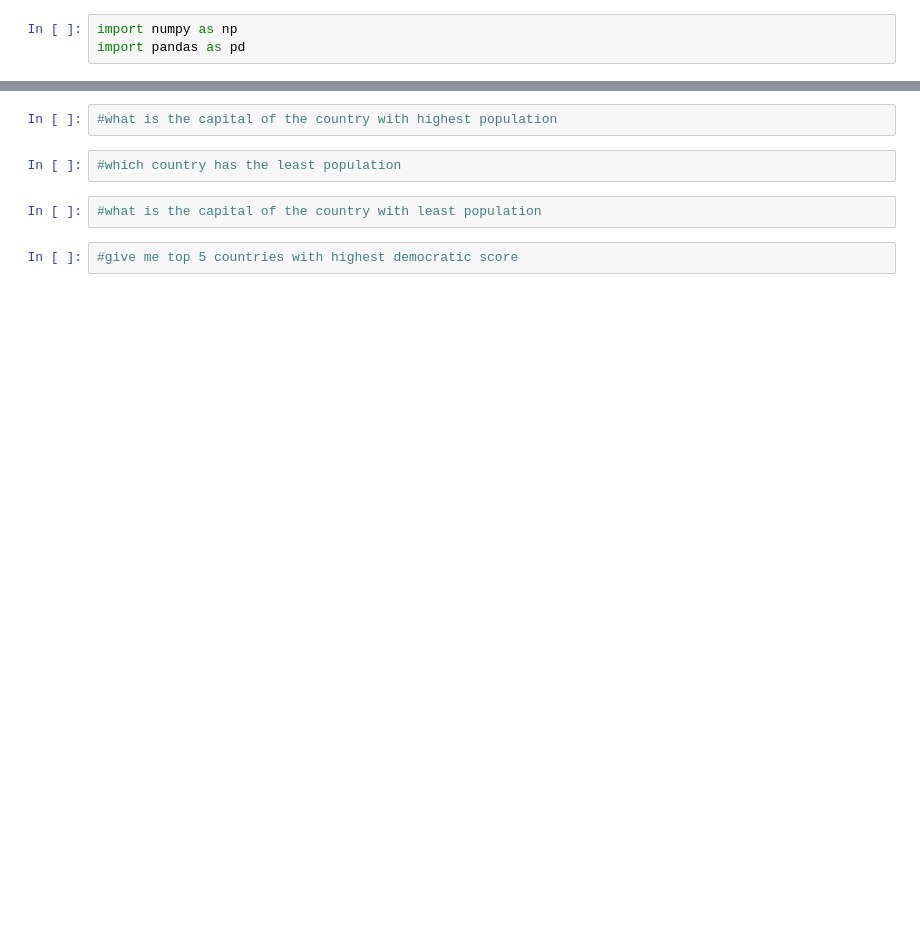
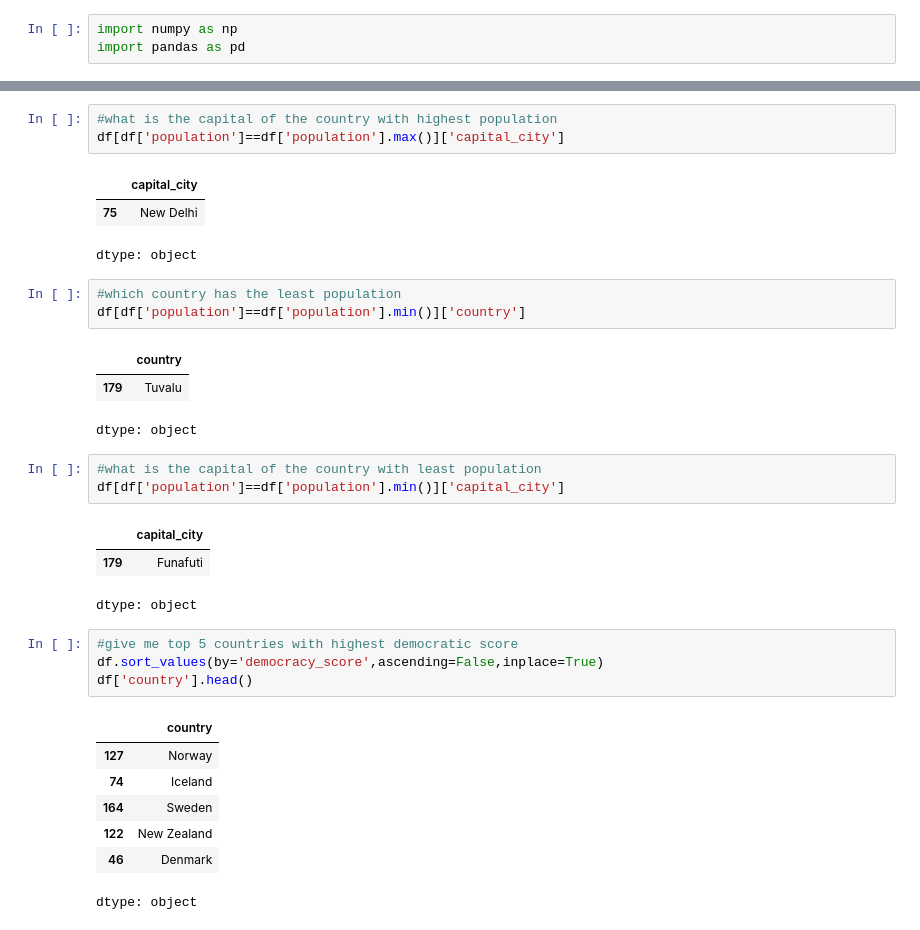
Before and after one commit to md-irfankhan/CountriesDataCapstoneProjectPandas-234, a Jupyter notebook: CountriesDataCapstone.ipynb, the cells around one changed output, grey strips where cells are left out. Cells and saved outputs as stored; diff of their text form; blank space fills up the shorter version.

```diff
--- a/CountriesDataCapstone.ipynb
+++ b/CountriesDataCapstone.ipynb
@@ -6,10 +67,35 @@ import pandas as pd
 # %%
 #what is the capital of the country with highest population
+df[df['population']==df['population'].max()]['capital_city']
+# %% [output]
+|  | capital_city |
+| 75 | New Delhi |
+dtype: object
 # %%
 #which country has the least population
+df[df['population']==df['population'].min()]['country']
+# %% [output]
+|  | country |
+| 179 | Tuvalu |
+dtype: object
 # %%
 #what is the capital of the country with least population
+df[df['population']==df['population'].min()]['capital_city']
+# %% [output]
+|  | capital_city |
+| 179 | Funafuti |
+dtype: object
 # %%
 #give me top 5 countries with highest democratic score
+df.sort_values(by='democracy_score',ascending=False,inplace=True)
+df['country'].head()
+# %% [output]
+|  | country |
+| 127 | Norway |
+| 74 | Iceland |
+| 164 | Sweden |
+| 122 | New Zealand |
+| 46 | Denmark |
+dtype: object
 # %%
 #how many total regions are there
```
Also changed, not shown: parts of 11 cells of this notebook.
